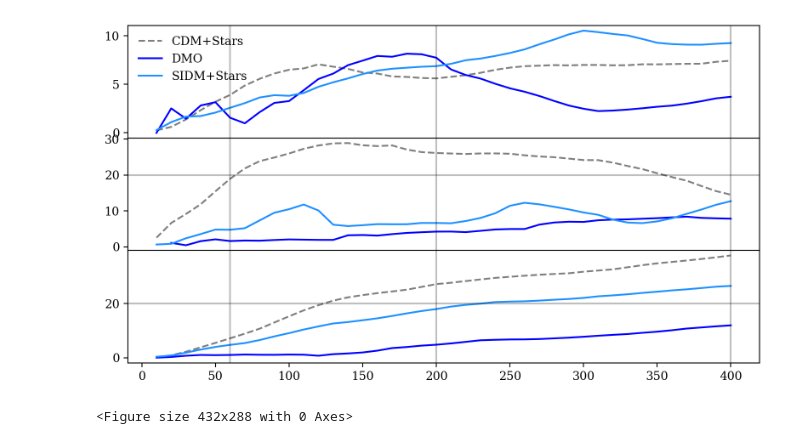
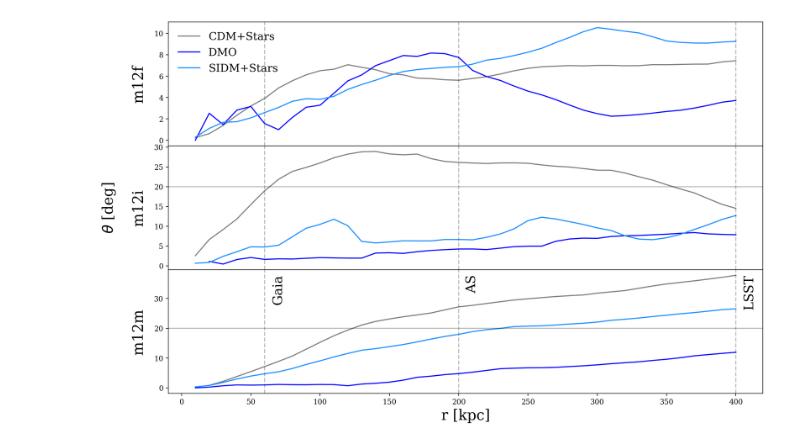
Before and after one commit to jaybaptista/latte_orientations, a Jupyter notebook: _plot_obliquityAngles_SIDM_DMO.ipynb, the cells around one changed output. Saved outputs shown, nothing was run; the diff lists cells and outputs as text; code cells hidden in the pictures.

```diff
--- a/_plot_obliquityAngles_SIDM_DMO.ipynb
+++ b/_plot_obliquityAngles_SIDM_DMO.ipynb
@@ -15,7 +15,7 @@ m12i_data_SIDM = pd.read_hdf('_data_obliquityAngles_z0_SIDM_m12i.h5')
 m12f_data_SIDM = pd.read_hdf('_data_obliquityAngles_z0_SIDM_m12f.h5')
 m12m_data_SIDM = pd.read_hdf('_data_obliquityAngles_z0_SIDM_m12m.h5')
 # %%
-fig, ax = plt.subplots(3, dpi = 200, figsize = (8, 4.5))
+fig, ax = plt.subplots(3, dpi = 200, figsize = (12, 8), sharex=True)
 
 r = np.arange(10, 410, step = 10)
 
@@ -23,7 +23,7 @@ ax_f, ax_i, ax_m = ax
 
 
 ax_f.plot(r, m12f_data['angle'],
-         ms=2, c='k', alpha=.5,  label='CDM+Stars', ls='--')
+         ms=2, c='k', alpha=.5,  label='CDM+Stars')
 
 ax_f.plot(r, m12f_data_DMO['angle'],
          ms=2, c='blue',  label='DMO')
@@ -31,39 +31,49 @@ ax_f.plot(r, m12f_data_DMO['angle'],
 ax_f.plot(r, m12f_data_SIDM['angle'],
          ms=2, c='dodgerblue',  label='SIDM+Stars')
 
 ax_i.plot(r, m12i_data['angle'],
-         ms=2, c='k', alpha=.5,  label='m12i', ls='--')
+         ms=2, c='k', alpha=.5,  label='m12i')
 
 ax_i.plot(r, m12i_data_DMO['angle'],
          ms=2, c='blue',  label='m12i')
 
 ax_i.plot(r, m12i_data_SIDM['angle'],
          ms=2, c='dodgerblue',  label='m12i')
 
 ax_m.plot(r, m12m_data['angle'],
-         ms=2, c='k', alpha=.5,  label='m12m', ls='--')
+         ms=2, c='k', alpha=.5,  label='m12m')
 
 ax_m.plot(r, m12m_data_DMO['angle'],
          ms=2, c='blue',  label='m12m')
 
 ax_m.plot(r, m12m_data_SIDM['angle'],
          ms=2, c='dodgerblue',  label='m12m')
 
-ax_f.legend(loc = 'upper left', frameon=False)
+ax_f.legend(loc = 'upper left', frameon=False, prop={'size': 15})
 
 ax_i.axhline(20, c='k', alpha=.25)
 ax_m.axhline(20, c='k', alpha=.25)
 
 for ax_k in ax:
-    ax_k.axvline(60, alpha=.25, c='k')
-    ax_k.axvline(200, alpha=.25, c='k')
-    ax_k.axvline(400, alpha=.25, c='k')
+    ax_k.axvline(60, alpha=.25, c='k', ls='--')
+    ax_k.axvline(200, alpha=.25, c='k', ls='--')
+    ax_k.axvline(400, alpha=.25, c='k', ls='--')
 
+
+ax_m.text(65, 38, 'Gaia', rotation=90, size=18, va='top')
+ax_m.text(205, 38, 'AS', rotation=90, size=18, va='top')
+ax_m.text(405, 38, 'LSST', rotation=90, size=18, va='top')
+
+ax_m.set_xlabel('r [kpc]', size=20)
+
+fig.text(-.05, .5, 'm12f', transform=ax_f.transAxes, rotation=90, ha='center', va='center', size = 20)
+fig.text(-.05, .5, 'm12i', transform=ax_i.transAxes, rotation=90, ha='center', va='center', size = 20)
+fig.text(-.1, .5, '$\\theta$ [deg]', transform=ax_i.transAxes, rotation=90, ha='center', va='center', size = 20)
+fig.text(-.05, .5, 'm12m', transform=ax_m.transAxes, rotation=90, ha='center', va='center', size = 20)
 
 fig.tight_layout()
 fig.subplots_adjust(hspace=0)
+plt.savefig('obliquityAngles_z0_SIDM_DMO.pdf', bbox_inches='tight')
 plt.show()
-plt.savefig('obliquityAngles_z0_SIDM_DMO.pdf')
 # %% [output]
-[figure, old version]
+[figure, new version]
-<Figure size 432x288 with 0 Axes>
```
Also changed, not shown: 30 other files.
